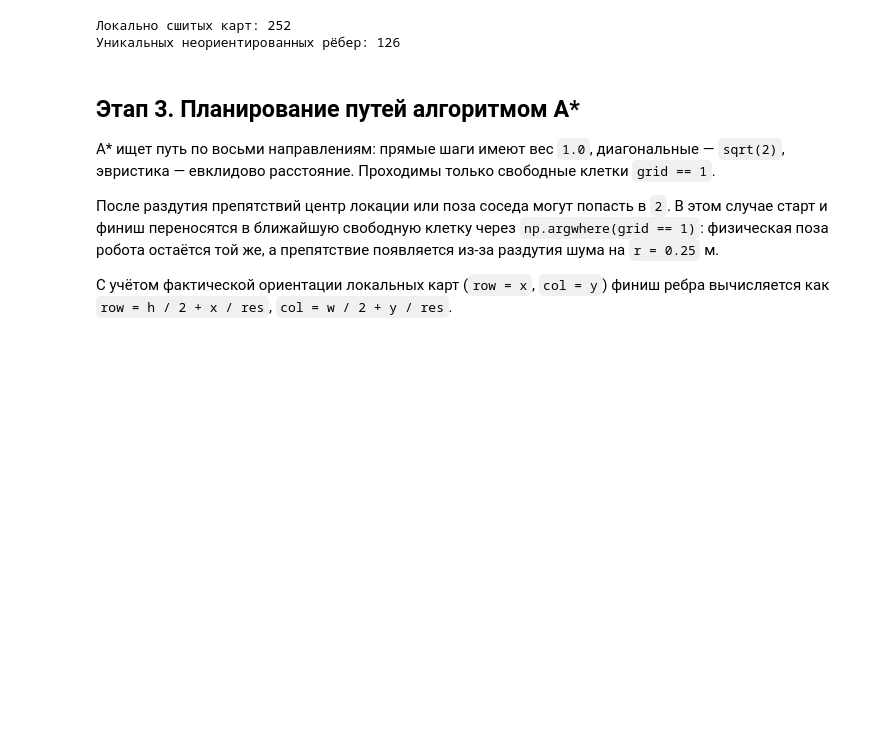
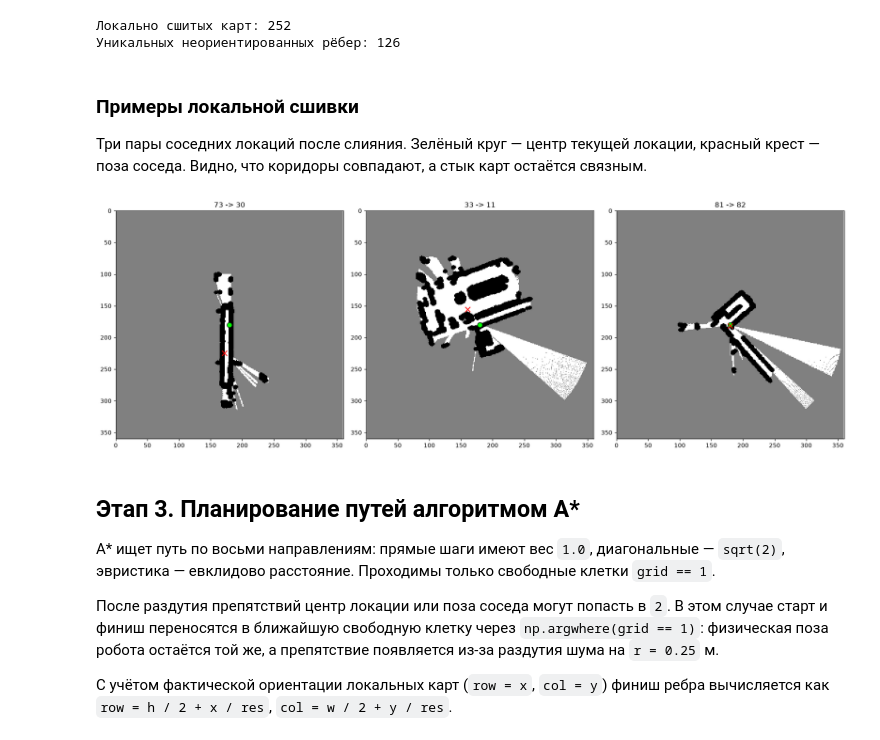
Before and after one commit to Inqko/topo_map_planer, a Jupyter notebook: topo_map_data.ipynb, the cells around one changed output. Saved outputs shown, nothing was run; the diff lists cells and outputs as text; code cells hidden in the pictures; blank space fills up the shorter version.

Commit message:
Restore local and global stitching examples

```diff
--- a/topo_map_data.ipynb
+++ b/topo_map_data.ipynb
@@ -554,6 +554,56 @@ print(
 # %% [output]
 Локально сшитых карт: 252
 Уникальных неориентированных рёбер: 126
+# %% [markdown]
+### Примеры локальной сшивки
+
+Три пары соседних локаций после слияния. Зелёный круг — центр текущей локации, красный крест — поза соседа. Видно, что коридоры совпадают, а стык карт остаётся связным.
+# %%
+local_stitch_examples = [(73, 30), (33, 11), (81, 82)]
+
+fig, axes = plt.subplots(1, 3, figsize=(18, 6))
+
+for ax, (node_from, node_to) in zip(axes, local_stitch_examples):
+    grid = local_stitched_maps[(node_from, node_to)]
+    edge = next(
+        edge
+        for edge in topo_map.vertices[node_from]["edges"]
+        if int(edge["to"]) == node_to
+    )
+    x, y, _ = edge["pose"]
+    res, _ = topo_map.load_local_map(node_from)
+    h, w = grid.shape
+    start = (h / 2.0, w / 2.0)
+    goal = (h / 2.0 + x / res, w / 2.0 + y / res)
+
+    ax.imshow(
+        grid,
+        cmap=occupancy_cmap,
+        norm=occupancy_norm,
+        interpolation="nearest",
+    )
+    ax.scatter(
+        [start[1]],
+        [start[0]],
+        c="lime",
+        s=75,
+        edgecolors="black",
+    )
+    ax.scatter(
+        [goal[1]],
+        [goal[0]],
+        c="red",
+        marker="x",
+        s=75,
+    )
+    ax.set_title(f"{node_from} -> {node_to}")
+    ax.set_xlim(0, w)
+    ax.set_ylim(h, 0)
+
+plt.tight_layout()
+plt.show()
+# %% [output]
+[figure, added]
 # %% [markdown]
 ## Этап 3. Планирование путей алгоритмом A*
 
```
Also changed, not shown: parts of 2 cells of this notebook.
